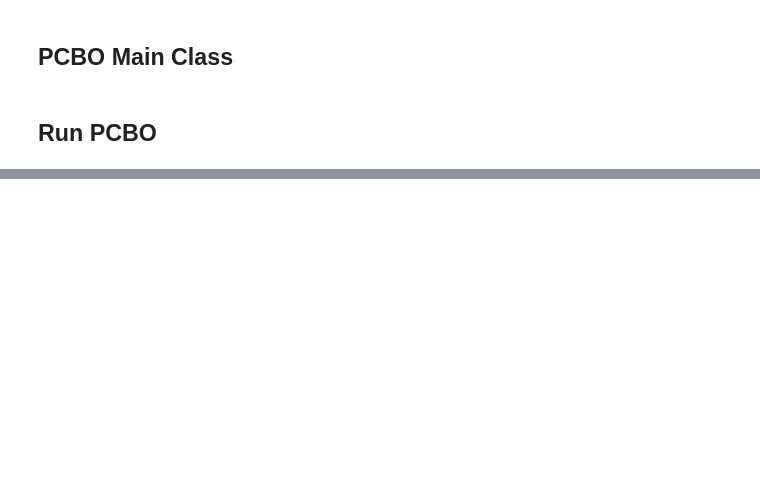
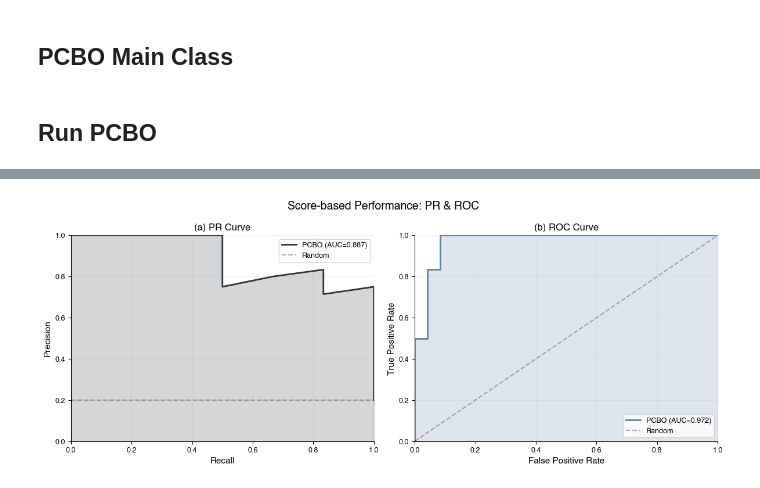
Before and after one commit to ai4ai-lab/preferential-cbo, a Jupyter notebook: demo_pcbo_working.ipynb, the cells around one changed output, grey strips where cells are left out. Saved outputs shown, nothing was run; the diff lists cells and outputs as text; code cells hidden in the pictures; blank space fills up the shorter version.

```diff
--- a/demo_pcbo_working.ipynb
+++ b/demo_pcbo_working.ipynb
@@ -1877,0 +1866,38 @@ High-confidence parents of Y (P >= 0.9995):
+# %%
+# ============================= FIGURE 4: PR & ROC Curves =============================
+mask = ~np.eye(true_adj_np.shape[0], dtype=bool)
+y_true = true_adj_np[mask].ravel().astype(int)
+y_score = P_full[mask].ravel()
+
+prec, rec, _ = precision_recall_curve(y_true, y_score)
+pr_auc_val = auc(rec, prec)
+fpr, tpr, _ = roc_curve(y_true, y_score)
+roc_auc_val = roc_auc_score(y_true, y_score)
+
+fig, axes = plt.subplots(1, 2, figsize=(12, 4.8))
+
+# (a) PR Curve
+ax = axes[0]
+ax.plot(rec, prec, color=COLORS['primary'], linewidth=2, label=f'PCBO (AUC={pr_auc_val:.3f})')
+ax.fill_between(rec, prec, alpha=0.2, color=COLORS['primary'])
+ax.plot([0, 1], [y_true.mean(), y_true.mean()], 'k--', alpha=0.3, label='Random')
+ax.set_xlabel('Recall'); ax.set_ylabel('Precision')
+ax.set_title('(a) PR Curve'); ax.set_xlim([0, 1]); ax.set_ylim([0, 1])
+ax.legend(loc='best')
+
+# (b) ROC Curve
+ax = axes[1]
+ax.plot(fpr, tpr, color=COLORS['secondary'], linewidth=2, label=f'PCBO (AUC={roc_auc_val:.3f})')
+ax.fill_between(fpr, tpr, alpha=0.2, color=COLORS['secondary'])
+ax.plot([0, 1], [0, 1], 'k--', alpha=0.3, label='Random')
+ax.set_xlabel('False Positive Rate'); ax.set_ylabel('True Positive Rate')
+ax.set_title('(b) ROC Curve'); ax.set_xlim([0, 1]); ax.set_ylim([0, 1])
+ax.legend(loc='best')
+
+plt.suptitle('Score-based Performance: PR & ROC', fontsize=14, fontweight='bold')
+plt.tight_layout()
+if SAVE_FIGS:
+    plt.savefig(os.path.join(FIG_DIR, 'pr_roc_curves.pdf'), dpi=300, bbox_inches='tight')
+plt.show()
+# %% [output]
+[figure, added]
```
Also changed, not shown: parts of 33 cells of this notebook.
